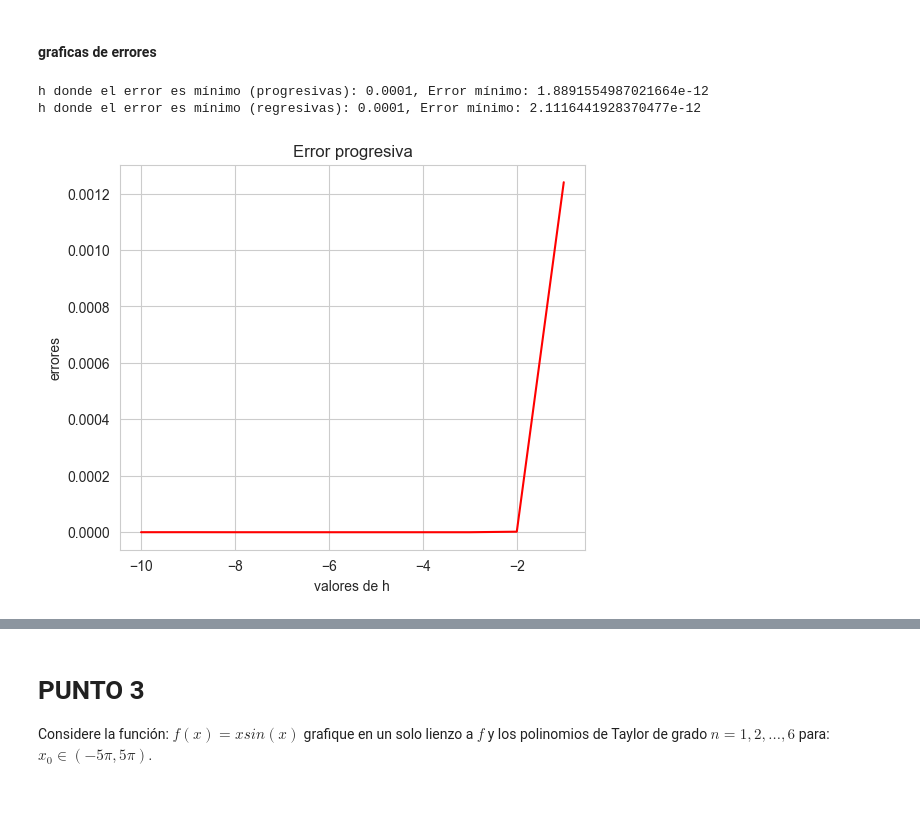
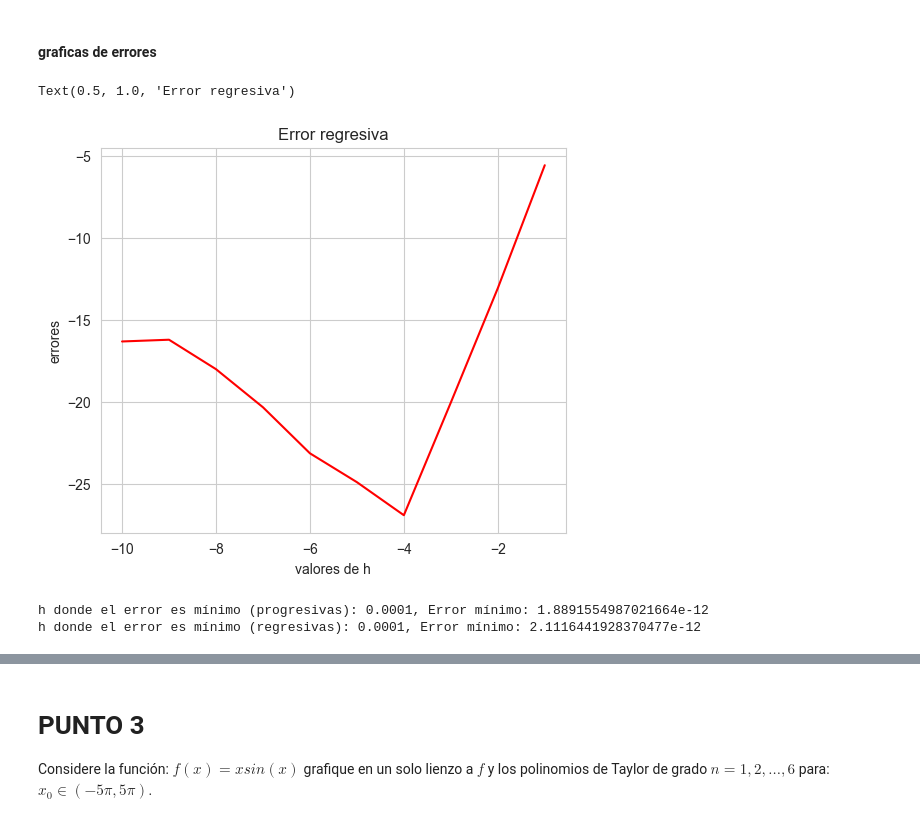
Before and after one commit to K3nnyZY/computer-solutions, a Jupyter notebook: Laboratorios/Lab1,Kenny_Zhu,Samir_mercado.ipynb, the cells around one changed output, grey strips where cells are left out. Drawn from its saved outputs; the diff is of its cells as text; code cells hidden in the pictures.

```diff
--- a/Laboratorios/Lab1,Kenny_Zhu,Samir_mercado.ipynb
+++ b/Laboratorios/Lab1,Kenny_Zhu,Samir_mercado.ipynb
@@ -253,14 +253,17 @@ errores regresivas:
 [8.274036988886735e-08, 9.199223049982663e-08, 1.532932869530157e-08, 1.5090517724303254e-09, 9.15170161874812e-11, 1.5802026354094778e-11, 2.1116441928370477e-12, 2.0108411602492993e-09, 2.1125688565 ...
 # %% [markdown]
 #### graficas de errores
+# %%
+fig, ax1 = plt.subplots(figsize=(6,5))
+
+ax1.plot(h_values,np.log(error_reg),color='r')
+ax1.set_xlabel("valores de h")
+ax1.set_ylabel("errores")
+ax1.set_title('Error regresiva')
+# %% [output]
+Text(0.5, 1.0, 'Error regresiva')
+[figure, added]
 # %%
-fig, ax1 = plt.subplots(figsize=(6,5))
-
-ax1.plot(h_values,error_prog,color='r')
-ax1.set_xlabel("valores de h")
-ax1.set_ylabel("errores")
-ax1.set_title('Error progresiva');
-
 h_min_prog = h_pot[np.argmin([error_prog])]   # encuentra el valor de h correspondiente al error mínimo para las derivadas progresivas
 h_min_reg = h_pot[np.argmin([error_reg])]    # encuentra el valor de h correspondiente al error mínimo para las derivadas regresivas
 error_min_prog = error_prog[h_pot.index(h_min_prog)]    # encuentra el error mínimo correspondiente al valor de h mínimo para las derivadas progresivas
@@ -271,4 +274,3 @@ print(f"h donde el error es mínimo (regresivas): {h_min_reg}, Error mínimo: {e
 # %% [output]
 h donde el error es mínimo (progresivas): 0.0001, Error mínimo: 1.8891554987021664e-12
 h donde el error es mínimo (regresivas): 0.0001, Error mínimo: 2.1116441928370477e-12
-[figure, removed]
```
Also changed, not shown: parts of 1 cell of this notebook, 6 other files.
